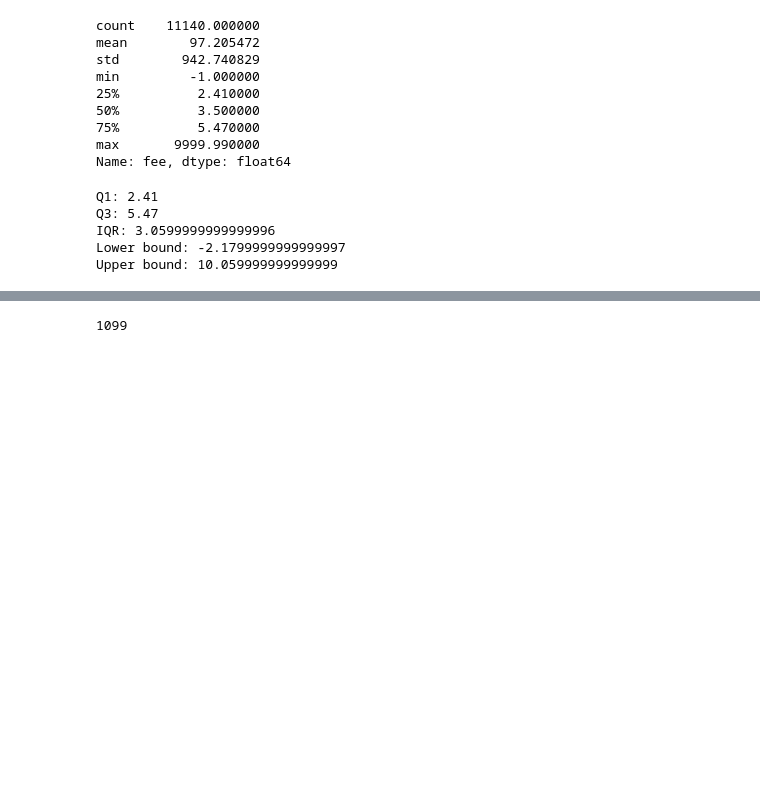
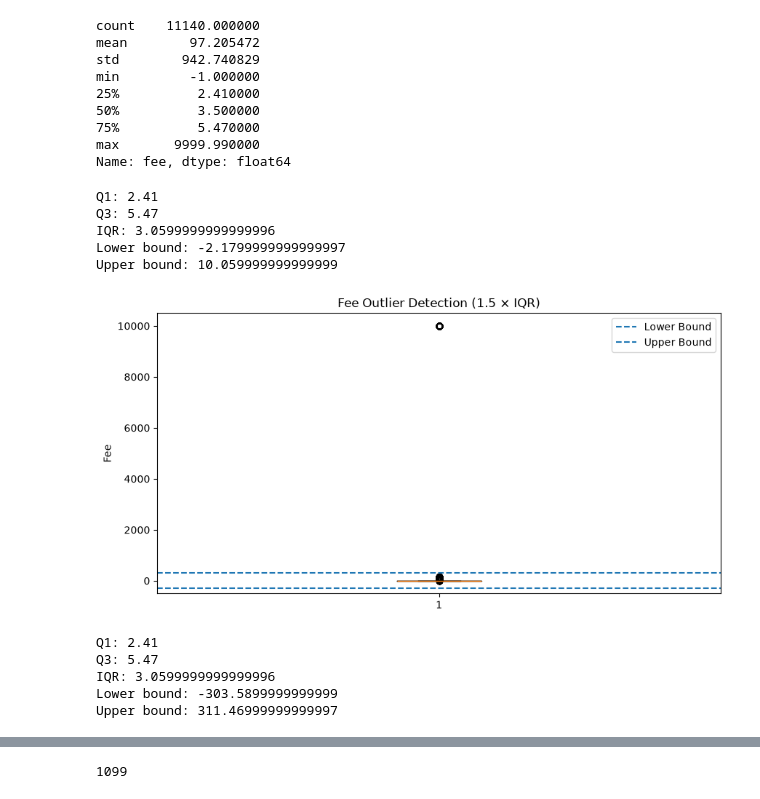
Before and after one commit to fattyabdulkarim/fraud-detection, a Jupyter notebook: Notebook/EDA.ipynb, the cells around one changed output, grey strips where cells are left out. Cells and saved outputs as stored; diff of their text form; code cells hidden in the pictures; blank space fills up the shorter version.

Commit message:
Update missing value and outlier analysis

```diff
--- a/Notebook/EDA.ipynb
+++ b/Notebook/EDA.ipynb
@@ -411,3 +411,42 @@ Q3: 5.47
 IQR: 3.0599999999999996
 Lower bound: -2.1799999999999997
 Upper bound: 10.059999999999999
+# %%
+# visualization of the IQR with 1.5 constant
+import matplotlib.pyplot as plt
+
+plt.figure(figsize=(10, 5))
+
+plt.boxplot(df['fee'].dropna())
+
+plt.axhline(lower_bound_fee, linestyle='--', label='Lower Bound')
+plt.axhline(upper_bound_fee, linestyle='--', label='Upper Bound')
+
+plt.title('Fee Outlier Detection (1.5 × IQR)')
+plt.ylabel('Fee')
+plt.legend()
+
+plt.show()
+# %% [output]
+[figure, added]
+# %%
+# To calculate the IQR( to test if they are truly outliers) for fee
+Q1_fee = df['fee'].quantile(0.25)
+Q3_fee = df['fee'].quantile(0.75)
+
+IQR_fee = Q3_fee - Q1_fee
+
+lower_bound_fee = Q1_fee - 100 * IQR_fee
+upper_bound_fee = Q3_fee + 100 * IQR_fee
+
+print("Q1:", Q1_fee)
+print("Q3:", Q3_fee)
+print("IQR:", IQR_fee)
+print("Lower bound:", lower_bound_fee)
+print("Upper bound:", upper_bound_fee)
+# %% [output]
+Q1: 2.41
+Q3: 5.47
+IQR: 3.0599999999999996
+Lower bound: -303.5899999999999
+Upper bound: 311.46999999999997
```
Also changed, not shown: parts of 22 cells of this notebook, 1 other file.
